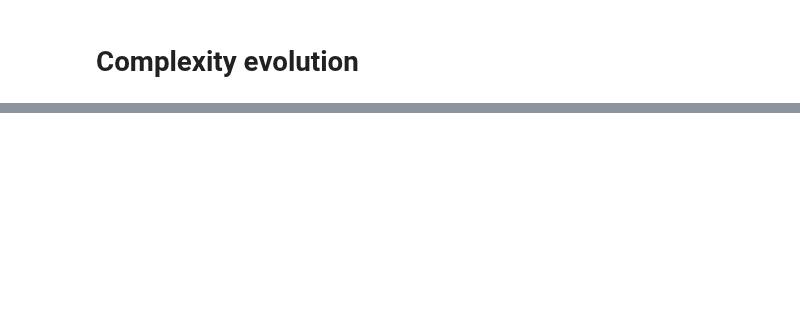
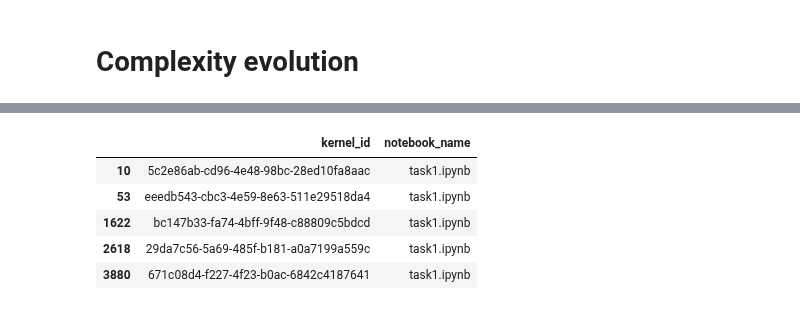
Before and after one commit to konstantgr/jupyter-logs-analysis, a Jupyter notebook: analysis/complexity_analysis.ipynb, the cells around one changed output, grey strips where cells are left out. Saved outputs shown, nothing was run; the diff lists cells and outputs as text; code cells hidden in the pictures; blank space fills up the shorter version.

```diff
--- a/analysis/complexity_analysis.ipynb
+++ b/analysis/complexity_analysis.ipynb
@@ -125,0 +98,10 @@ ax.plot(notebooks_metrics.groupby('kernel_id').get_group("0033f76c-6179-4fb4-a9c
+# %%
+kernel_notebook_name_mapping = df_hack[['kernel_id', 'notebook_name']].drop_duplicates(subset='kernel_id', keep='last')
+kernel_notebook_name_mapping.head()
+# %% [output]
+|  | kernel_id | notebook_name |
+| 10 | 5c2e86ab-cd96-4e48-98bc-28ed10fa8aac | task1.ipynb |
+| 53 | eeedb543-cbc3-4e59-8e63-511e29518da4 | task1.ipynb |
+| 1622 | bc147b33-fa74-4bff-9f48-c88809c5bdcd | task1.ipynb |
+| 2618 | 29da7c56-5a69-485f-b181-a0a7199a559c | task1.ipynb |
+| 3880 | 671c08d4-f227-4f23-b0ac-6842c4187641 | task1.ipynb |
```
Also changed, not shown: parts of 7 cells of this notebook.
